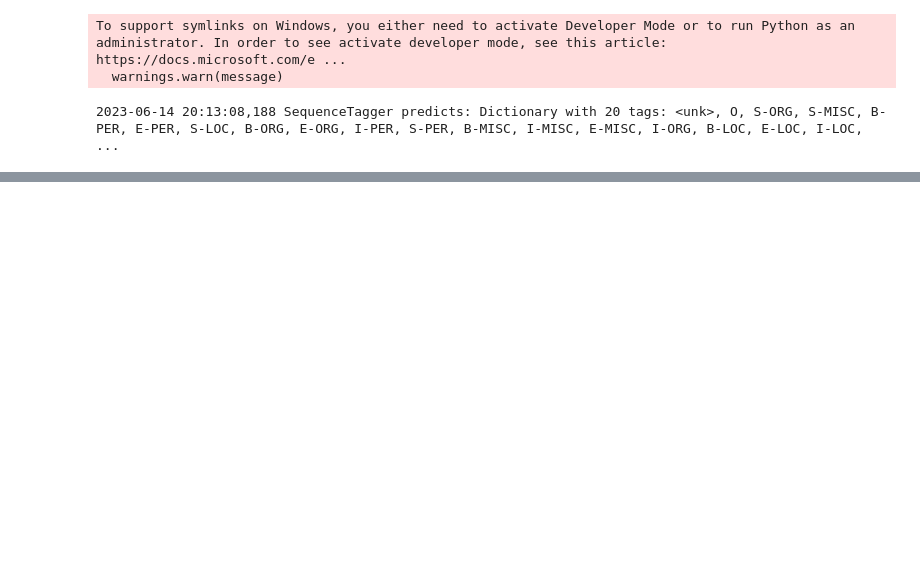
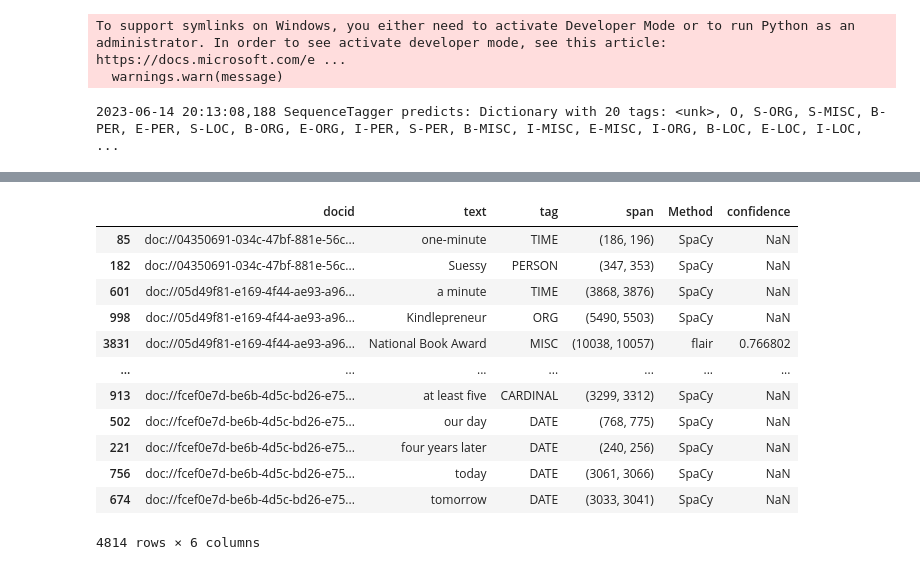
Before and after one commit to DecafSunrise/SuperNER, a Jupyter notebook: Test NER.ipynb, the cells around one changed output, grey strips where cells are left out. Saved outputs shown, nothing was run; the diff lists cells and outputs as text; code cells hidden in the pictures; blank space fills up the shorter version.

```diff
--- a/Test NER.ipynb
+++ b/Test NER.ipynb
@@ -20,0 +209,16 @@ df
+# %%
+df3.loc[]
+# %% [output]
+|  | docid | text | tag | span | Method | confidence |
+| 85 | doc://04350691-034c-47bf-881e-56c... | one-minute | TIME | (186, 196) | SpaCy | NaN |
+| 182 | doc://04350691-034c-47bf-881e-56c... | Suessy | PERSON | (347, 353) | SpaCy | NaN |
+| 601 | doc://05d49f81-e169-4f44-ae93-a96... | a minute | TIME | (3868, 3876) | SpaCy | NaN |
+| 998 | doc://05d49f81-e169-4f44-ae93-a96... | Kindlepreneur | ORG | (5490, 5503) | SpaCy | NaN |
+| 3831 | doc://05d49f81-e169-4f44-ae93-a96... | National Book Award | MISC | (10038, 10057) | flair | 0.766802 |
+| ... | ... | ... | ... | ... | ... | ... |
+| 913 | doc://fcef0e7d-be6b-4d5c-bd26-e75... | at least five | CARDINAL | (3299, 3312) | SpaCy | NaN |
+| 502 | doc://fcef0e7d-be6b-4d5c-bd26-e75... | our day | DATE | (768, 775) | SpaCy | NaN |
+| 221 | doc://fcef0e7d-be6b-4d5c-bd26-e75... | four years later | DATE | (240, 256) | SpaCy | NaN |
+| 756 | doc://fcef0e7d-be6b-4d5c-bd26-e75... | today | DATE | (3061, 3066) | SpaCy | NaN |
+| 674 | doc://fcef0e7d-be6b-4d5c-bd26-e75... | tomorrow | DATE | (3033, 3041) | SpaCy | NaN |
+4814 rows × 6 columns
```
Also changed, not shown: parts of 24 cells of this notebook, 2 other files.
